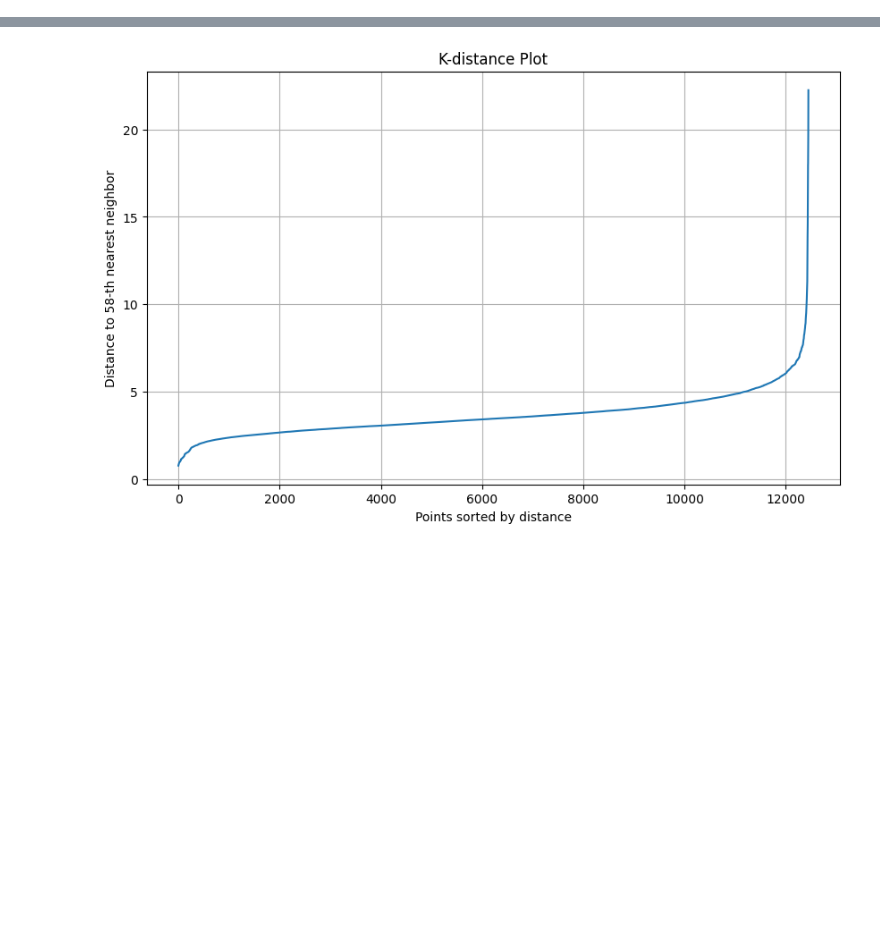
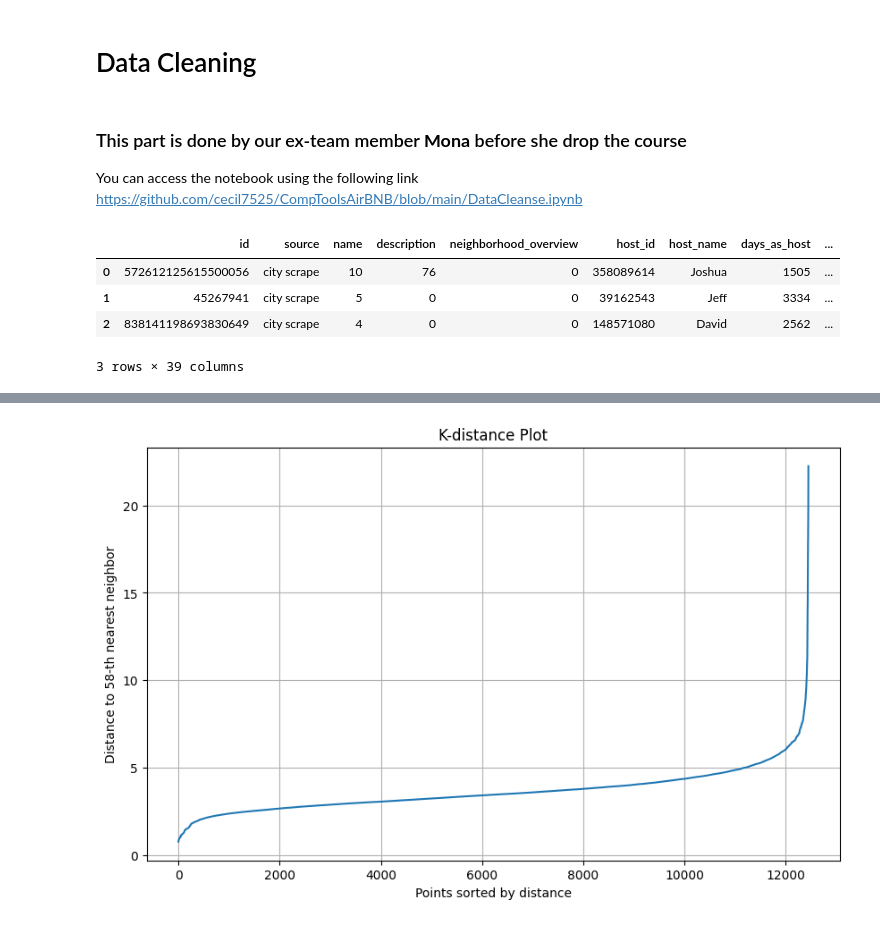
Before and after one commit to cecil7525/CompToolsAirBNB, a Jupyter notebook: cs4ds.ipynb, the cells around one changed output, grey strips where cells are left out. Drawn from its saved outputs; the diff is of its cells as text; code cells hidden in the pictures; blank space fills up the shorter version.

```diff
--- a/cs4ds.ipynb
+++ b/cs4ds.ipynb
@@ -15,9 +17,14 @@ warnings.filterwarnings('ignore')
+# %% [markdown]
+# Data Cleaning
+# %% [markdown]
+### This part is done by our ex-team member <strong>Mona</strong> before she drop the course </b>
+You can access the notebook using the following link https://github.com/cecil7525/CompToolsAirBNB/blob/main/DataCleanse.ipynb
 # %%
-cols_to_use = ["id", "source", "name", "description", "neighborhood_overview", "host_id", "host_name", "host_since", "host_location",
-               "host_about", "host_response_rate", "host_acceptance_rate", "host_is_superhost", "host_verifications", "host_has_profile_pic",
-               "host_identity_verified", "neighbourhood_group_cleansed", "property_type", "room_type", "accommodates", "bathrooms", "bathrooms_text",
-               "bedrooms", "beds", "amenities", "price", "minimum_nights", "maximum_nights", "availability_365", "number_of_reviews",
-               "instant_bookable", "calculated_host_listings_count"]
-
-# Sort only according to the columns we want
-df= pd.read_csv("./listings.csv", sep = ',', usecols = cols_to_use)
+df= pd.read_csv("./data_cleansed.csv")
+df.head(3)
+# %% [output]
+|  | id | source | name | description | neighborhood_overview | host_id | host_name | days_as_host | ... |
+| 0 | 572612125615500056 | city scrape | 10 | 76 | 0 | 358089614 | Joshua | 1505 | ... |
+| 1 | 45267941 | city scrape | 5 | 0 | 0 | 39162543 | Jeff | 3334 | ... |
+| 2 | 838141198693830649 | city scrape | 4 | 0 | 0 | 148571080 | David | 2562 | ... |
+3 rows × 39 columns
```
Also changed, not shown: parts of 81 cells of this notebook.
